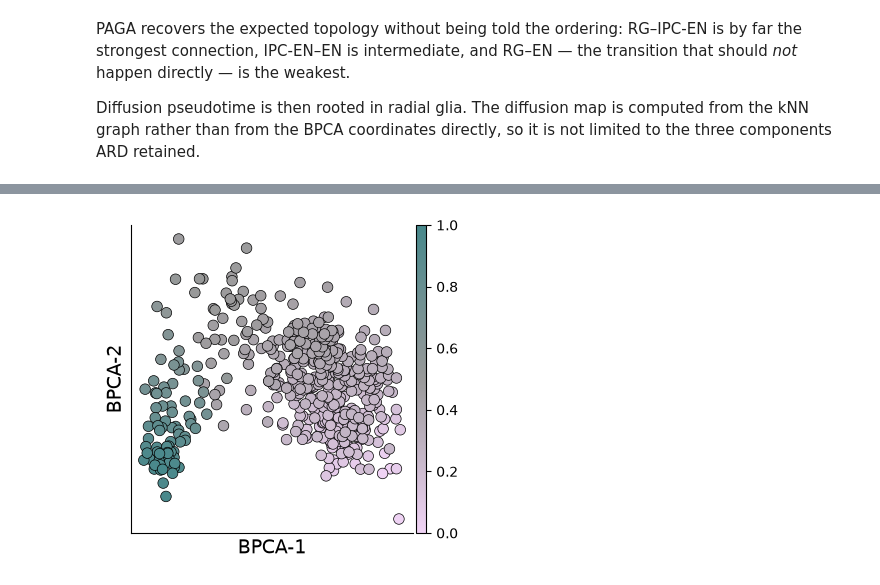
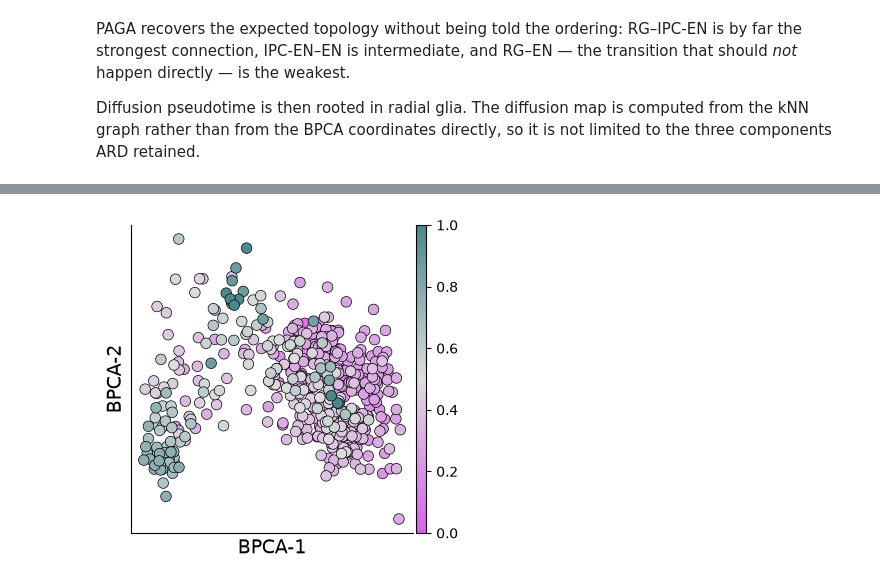
Before and after one commit to lucas-diedrich/ms-scverse-bioconductor, a Jupyter notebook: docs/tutorials/application.ipynb, the cells around one changed output, grey strips where cells are left out. Drawn from its saved outputs; the diff is of its cells as text; code cells hidden in the pictures.

```diff
--- a/docs/tutorials/application.ipynb
+++ b/docs/tutorials/application.ipynb
@@ -622,29 +586,26 @@ sc.tl.umap(lineage, random_state=1)
 # %%
-import matplotlib as mpl
-
-cmap = mpl.colors.LinearSegmentedColormap.from_list("custom", ["#f0d3f5", "#999999", "#47888b"])
-# norm = mpl.colors.Normalize("custom", ["#f0d3f5", "#f0d3f5", "#999999", "#47888b"])
+cmap = mpl.colors.LinearSegmentedColormap.from_list("custom", ["#d761ec", "#dddddd", "#47888b"])
 
 
 with mpl.rc_context({"ps.fonttype": 42}):
     fig, ax = plt.subplots(1, 1, figsize=(4, 4))
     sc.pl.embedding(
         lineage,
         basis="X_bpca_obs",
         color="dpt_pseudotime",
         ax=ax,
         show=False,
         cmap=cmap,
         edgecolor="k",
         lw=0.5,
         title="",
         groups="celltype",
     )
     ax.spines[["top", "right"]].set_visible(False)
 
     ax.set_xlabel("BPCA-1", fontsize=14)
     ax.set_ylabel("BPCA-2", fontsize=14)
 
 fig.savefig("./diffusion-time.svg", transparent=True)
 # %% [output]
-[figure, old version]
+[figure, new version]
```
Also changed, not shown: parts of 23 cells of this notebook.
